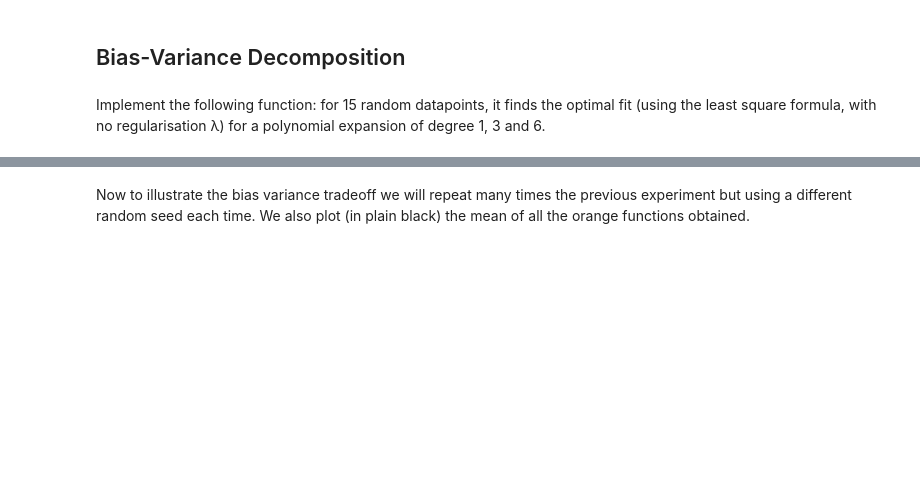
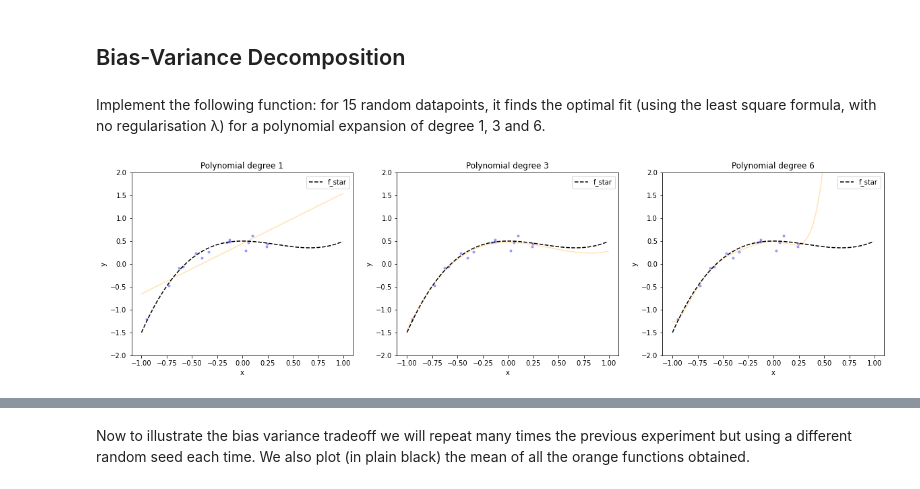
Before and after one commit to Mathiponds/ML_course, a Jupyter notebook: labs/ex04/template/ex04.ipynb, the cells around one changed output, grey strips where cells are left out. Saved outputs shown, nothing was run; the diff lists cells and outputs as text; code cells hidden in the pictures; blank space fills up the shorter version.

```diff
--- a/labs/ex04/template/ex04.ipynb
+++ b/labs/ex04/template/ex04.ipynb
@@ -264,34 +264,38 @@ from least_squares import least_squares
 
 def bias_variance_one_seed(sigma, degrees, seed):
     """One run of the optimal fit for 15 random points and different polynomial expansion degrees.
 
     Args:
         sigma: scalar, noise variance
         degrees: shape = (3,), 3 different degrees to consider
         seed: integer, random see
     Returns:
     """
 
 
     # we will generate 15 random datapoints from the [-1, 1] uniform distribuion
     num_data = 15
     xs = np.random.uniform(-1, 1, num_data)
     # the outputs will be f_star(x) + some random gaussian noise of variance sigma**2
     ys = f_star(xs) + sigma * np.random.randn(num_data).T
 
     fig, axs = plt.subplots(1, 3, figsize = (20, 5))
     for index_degree, degree in enumerate(degrees):
         np.random.seed(seed)  # set random seed for reproducibility
 
         # ***************************************************
-        # INSERT YOUR CODE HERE
+        x_poly = build_poly(xs, degree)
+        weights, mse = least_squares(ys, x_poly)
+        plot_poly(xs, ys, weights, degree, axs[index_degree], alpha = 0.3)
         # ***************************************************
 
         plot_fstar(axs[index_degree])
         axs[index_degree].legend()
     plt.show()
 
 bias_variance_one_seed(0.1, [1, 3, 6], seed = 2)
+# %% [output]
+[figure, added]
 # %% [markdown]
 Your output should ressemble (for seed = 2) to this:
 ![alt text](bias_variance_one_run.png)
```
Also changed, not shown: parts of 1 cell of this notebook, 5 other files.
